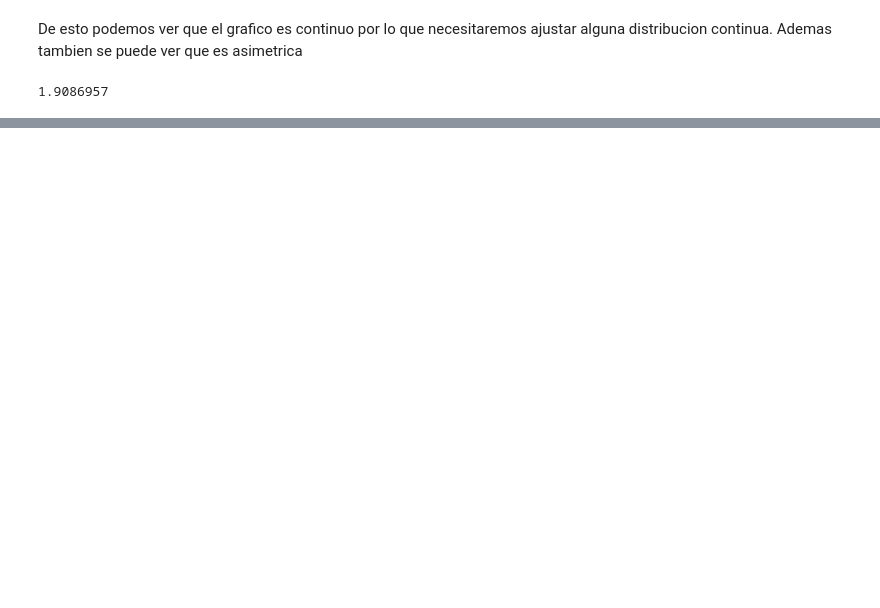
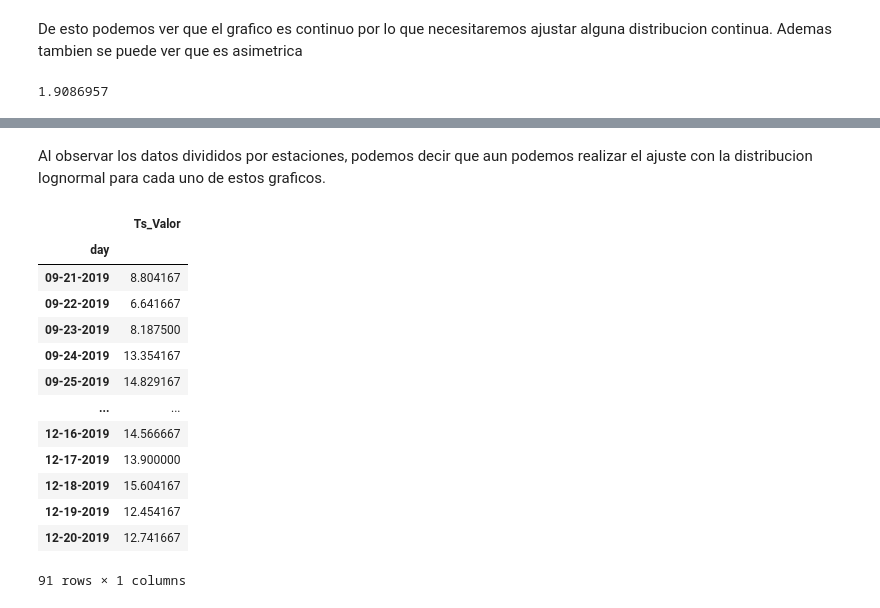
Before and after one commit to Spun1/INFO-274, a Jupyter notebook: lab3/Laboratorio3_2020.ipynb, the cells around one changed output, grey strips where cells are left out. Saved outputs shown, nothing was run; the diff lists cells and outputs as text; code cells hidden in the pictures; blank space fills up the shorter version.

```diff
--- a/lab3/Laboratorio3_2020.ipynb
+++ b/lab3/Laboratorio3_2020.ipynb
@@ -634,0 +682,19 @@ scipy.stats.lognorm.fit(datos1_unit)
+# %% [markdown]
+Al observar los datos divididos por estaciones, podemos decir que aun podemos realizar el ajuste con la distribucion lognormal para cada uno de estos graficos.
+# %%
+Spring.drop([1],axis-=)
+# %% [output]
+|  | Ts_Valor |
+| day |  |
+| 09-21-2019 | 8.804167 |
+| 09-22-2019 | 6.641667 |
+| 09-23-2019 | 8.187500 |
+| 09-24-2019 | 13.354167 |
+| 09-25-2019 | 14.829167 |
+| ... | ... |
+| 12-16-2019 | 14.566667 |
+| 12-17-2019 | 13.900000 |
+| 12-18-2019 | 15.604167 |
+| 12-19-2019 | 12.454167 |
+| 12-20-2019 | 12.741667 |
+91 rows × 1 columns
```
Also changed, not shown: parts of 38 cells of this notebook.
